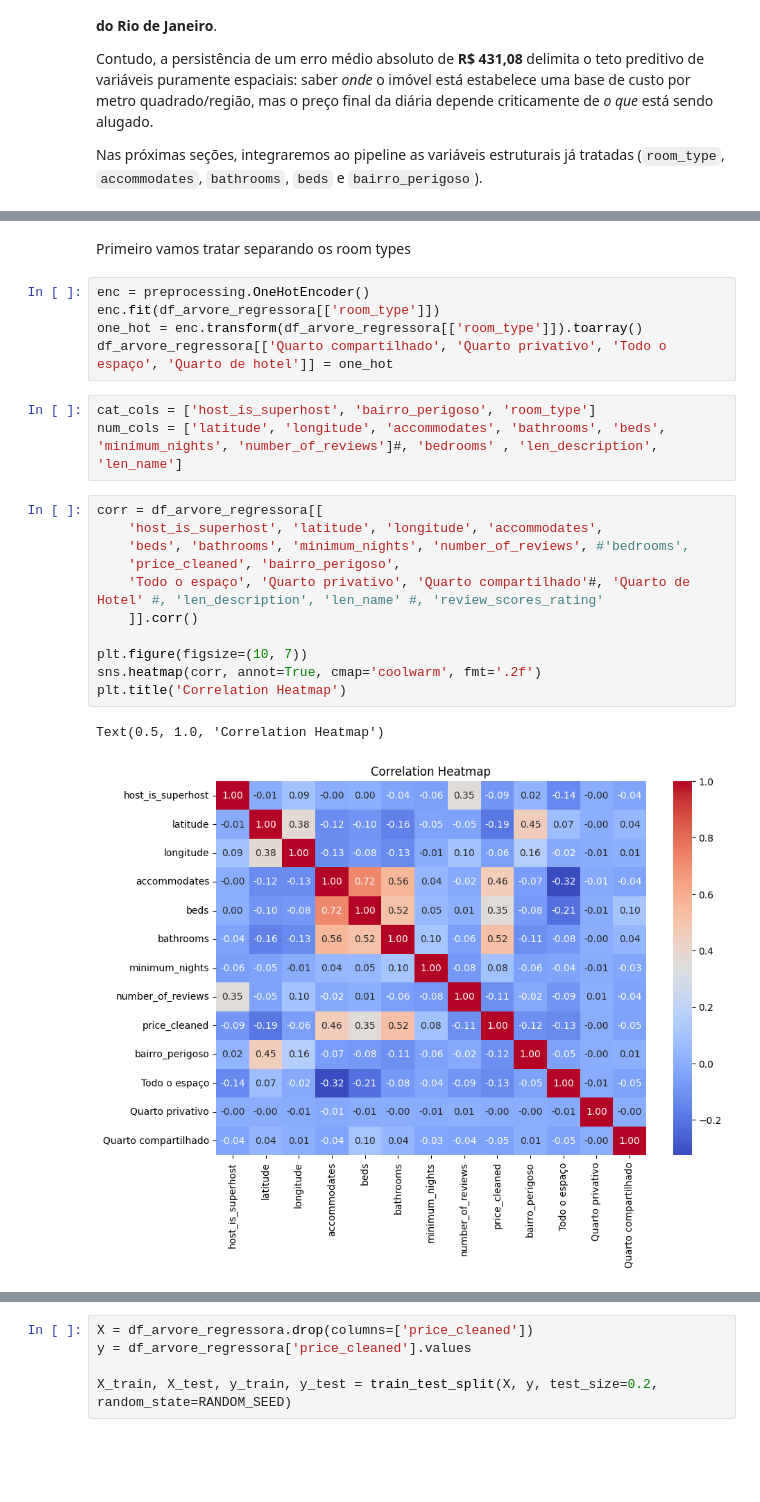
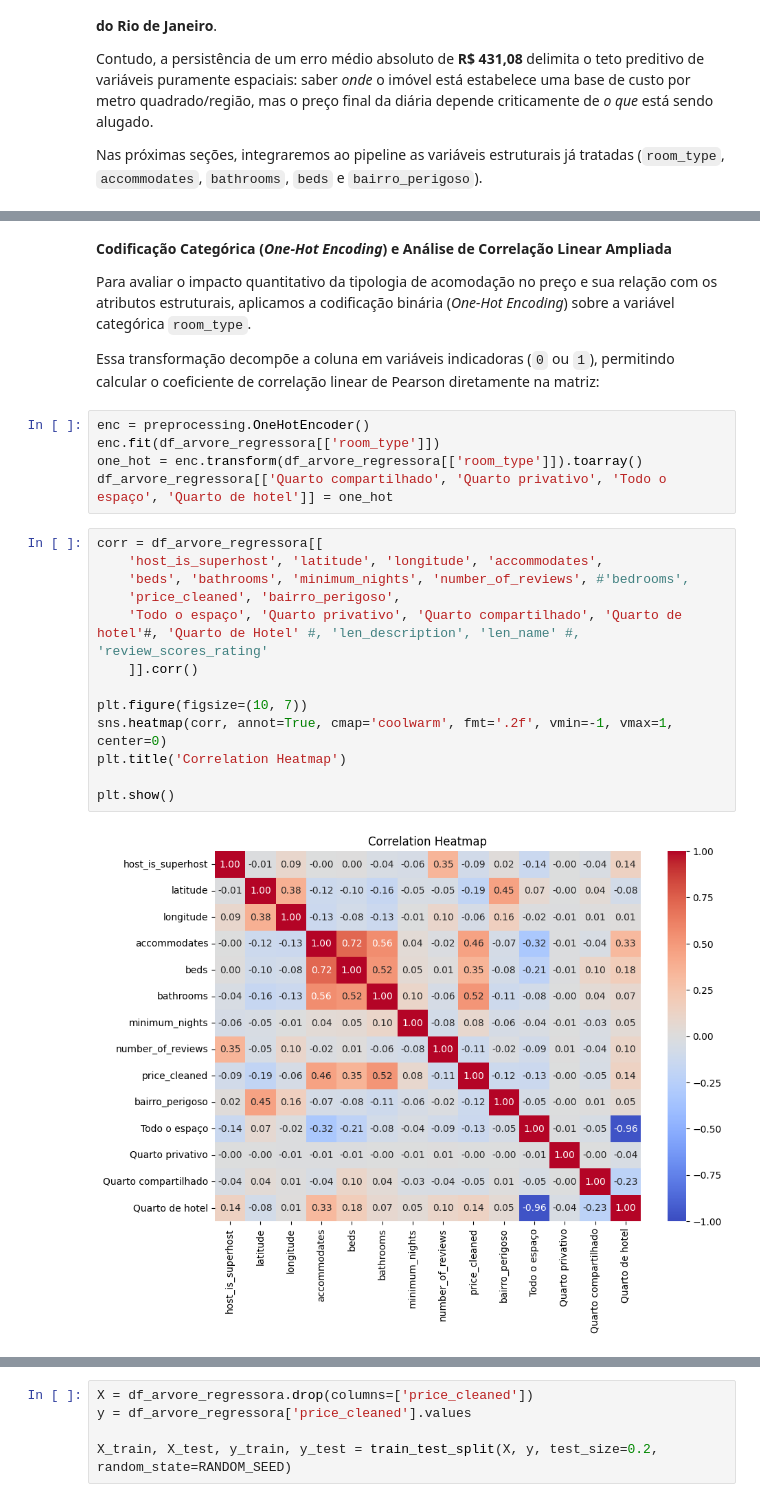
Before and after one commit to AlbertButzke/Air-BnB, a Jupyter notebook: notebooks/01_rio_de_janeiro_analysis.ipynb, the cells around one changed output, grey strips where cells are left out. Saved outputs shown, nothing was run; the diff lists cells and outputs as text; blank space fills up the shorter version.

```diff
--- a/notebooks/01_rio_de_janeiro_analysis.ipynb
+++ b/notebooks/01_rio_de_janeiro_analysis.ipynb
@@ -1212,24 +1279,26 @@ Percentual de registros mantidos até esta etapa: 0.8238%
 # %% [markdown]
-Primeiro vamos tratar separando os room types
+**Codificação Categórica (*One-Hot Encoding*) e Análise de Correlação Linear Ampliada**
+
+Para avaliar o impacto quantitativo da tipologia de acomodação no preço e sua relação com os atributos estruturais, aplicamos a codificação binária (*One-Hot Encoding*) sobre a variável categórica `room_type`.
+
+Essa transformação decompõe a coluna em variáveis indicadoras (`0` ou `1`), permitindo calcular o coeficiente de correlação linear de Pearson diretamente na matriz:
 # %%
 enc = preprocessing.OneHotEncoder()
 enc.fit(df_arvore_regressora[['room_type']])
 one_hot = enc.transform(df_arvore_regressora[['room_type']]).toarray()
 df_arvore_regressora[['Quarto compartilhado', 'Quarto privativo', 'Todo o espaço', 'Quarto de hotel']] = one_hot
-# %%
-cat_cols = ['host_is_superhost', 'bairro_perigoso', 'room_type']
-num_cols = ['latitude', 'longitude', 'accommodates', 'bathrooms', 'beds', 'minimum_nights', 'number_of_reviews']#, 'bedrooms' , 'len_description', 'len_name']
 # %%
 corr = df_arvore_regressora[[
     'host_is_superhost', 'latitude', 'longitude', 'accommodates',
     'beds', 'bathrooms', 'minimum_nights', 'number_of_reviews', #'bedrooms',
     'price_cleaned', 'bairro_perigoso',
-    'Todo o espaço', 'Quarto privativo', 'Quarto compartilhado'#, 'Quarto de Hotel' #, 'len_description', 'len_name' #, 'review_scores_rating'
+    'Todo o espaço', 'Quarto privativo', 'Quarto compartilhado', 'Quarto de hotel'#, 'Quarto de Hotel' #, 'len_description', 'len_name' #, 'review_scores_rating'
     ]].corr()
 
 plt.figure(figsize=(10, 7))
-sns.heatmap(corr, annot=True, cmap='coolwarm', fmt='.2f')
+sns.heatmap(corr, annot=True, cmap='coolwarm', fmt='.2f', vmin=-1, vmax=1,  center=0)
 plt.title('Correlation Heatmap')
+
+plt.show()
 # %% [output]
-Text(0.5, 1.0, 'Correlation Heatmap')
-[figure, old version]
+[figure, new version]
```
Also changed, not shown: parts of 67 cells of this notebook.
